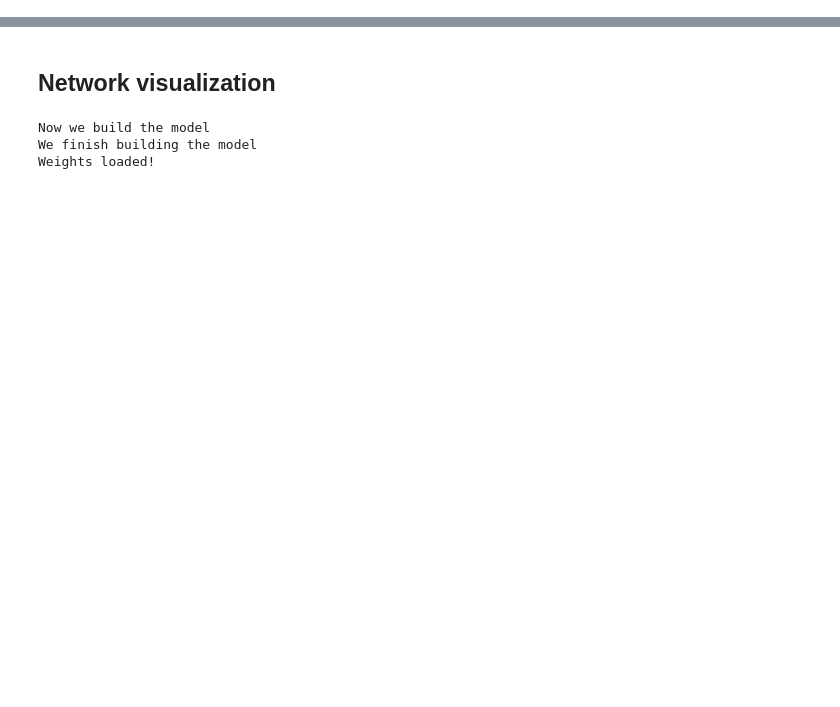
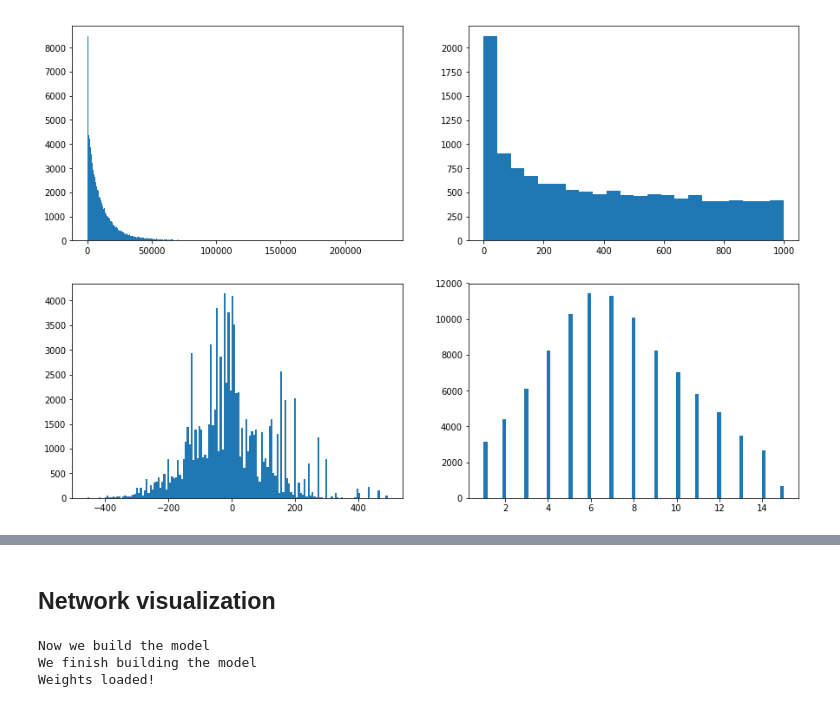
Before and after one commit to valsdav/qQuarto, a Jupyter notebook: Visualize Train.ipynb, the cells around one changed output, grey strips where cells are left out. Cells and saved outputs as stored; diff of their text form; code cells hidden in the pictures; blank space fills up the shorter version.

```diff
--- a/Visualize Train.ipynb
+++ b/Visualize Train.ipynb
@@ -80,0 +126,9 @@ Std: 3684.15651065
+# %%
+f, xarr = plt.subplots(2,2,figsize=(15, 10))
+xarr[0,0].hist(losses,'auto')
+xarr[0,1].hist(lo[lo<1000],'auto')
+xarr[1,0].hist(rewards,'auto')
+xarr[1,1].hist(pieces,'auto')
+plt.show()
+# %% [output]
+[figure, added]
```
Also changed, not shown: parts of 19 cells of this notebook, 3 other files.
